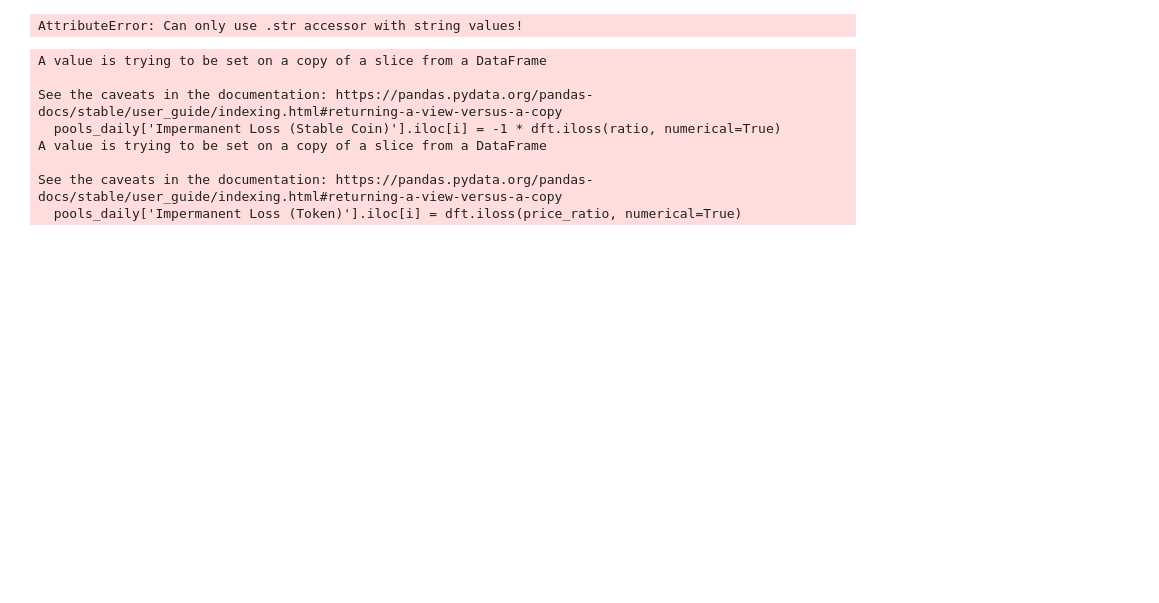
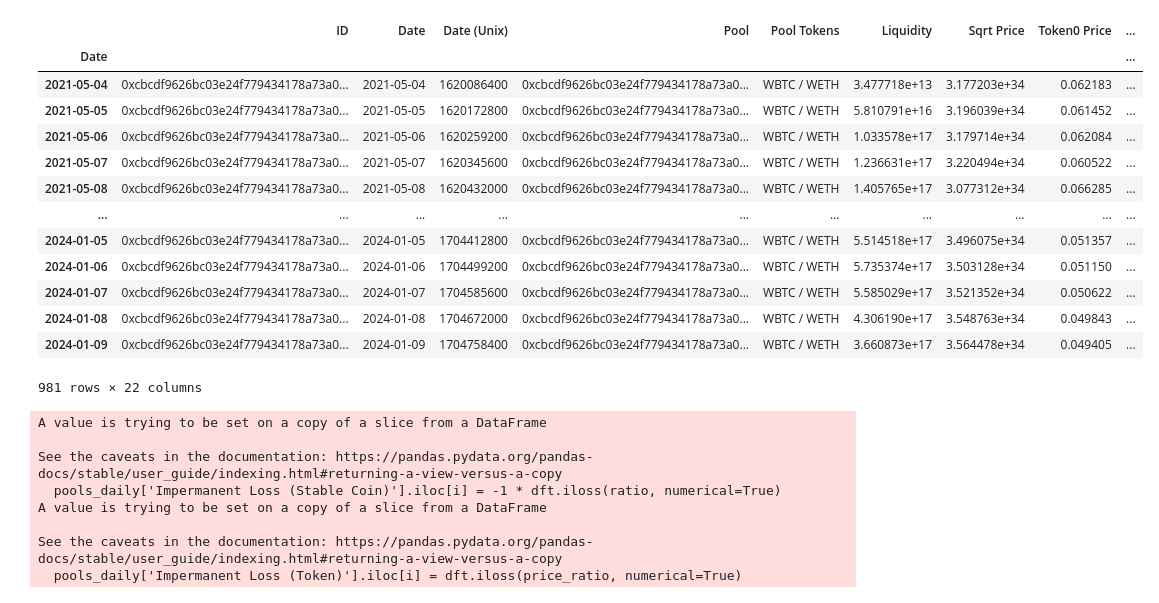
Before and after one commit to yinkiatho/ARIMA-GARCH-in-Uniswap-V3, a Jupyter notebook: data/preprocessing.ipynb, the cells around one changed output. Drawn from its saved outputs; the diff is of its cells as text; code cells hidden in the pictures; blank space fills up the shorter version.

```diff
--- a/data/preprocessing.ipynb
+++ b/data/preprocessing.ipynb
@@ -12,36 +12,49 @@ from matplotlib.dates import DateFormatter
 from sklearn.preprocessing import MinMaxScaler
 from tensorflow.keras.models import Sequential
 from tensorflow.keras.layers import Activation, Dense, Dropout, LSTM
 from sklearn import metrics
 import defi.defi_tools as dft
 
 
-pools_daily = pd.read_csv('pools_daily_weth_btc.csv', delimiter=';', encoding='utf-8')
+pools_daily = pd.read_csv('Uniswap Extractooor (1).csv', delimiter=';', encoding='utf-8')
 
 
 # Sort by date
 pools_daily['Date'] = pd.to_datetime(pools_daily['Date']).dt.strftime('%Y-%m-%d')
-pools_daily.sort_values(by='Date', inplace=True, ascending=True)
+pools_daily.sort_values(by='Date (Unix)', inplace=True, ascending=True)
 pools_daily.index = pools_daily['Date']
 
 
 # Preprocessing, labelling units
 pools_daily['Liquidity'] = pools_daily['Liquidity'].str.replace(',', '').astype(float)
 pools_daily['Sqrt Price'] = pools_daily['Sqrt Price'].str.replace(',', '').astype(float)
 
 pools_daily.rename(columns={'Token 0 Price': 'Token0 Price (WBTC)',
                             'Token 1 Price': 'Token1 Price (WETH)',
                             'Volume Token 0': 'Volume Token 0 (WBTC)',
                             'Volume Token 1': 'Volume Token 1 (WETH)',
                             'Open': 'Open (WBTC)',
                             'High': 'High (WBTC)',
                             'Low': 'Low (WBTC)',
                             'Close': 'Close (WBTC)'}, inplace=True)
 
 pools_daily.dropna(inplace=True)
 pools_daily
 # %% [output]
+|  | ID | Date | Date (Unix) | Pool | Pool Tokens | Liquidity | Sqrt Price | Token0 Price | ... |
+| Date |  |  |  |  |  |  |  |  | ... |
+| 2021-05-04 | 0xcbcdf9626bc03e24f779434178a73a0... | 2021-05-04 | 1620086400 | 0xcbcdf9626bc03e24f779434178a73a0... | WBTC / WETH | 3.477718e+13 | 3.177203e+34 | 0.062183 | ... |
+| 2021-05-05 | 0xcbcdf9626bc03e24f779434178a73a0... | 2021-05-05 | 1620172800 | 0xcbcdf9626bc03e24f779434178a73a0... | WBTC / WETH | 5.810791e+16 | 3.196039e+34 | 0.061452 | ... |
+| 2021-05-06 | 0xcbcdf9626bc03e24f779434178a73a0... | 2021-05-06 | 1620259200 | 0xcbcdf9626bc03e24f779434178a73a0... | WBTC / WETH | 1.033578e+17 | 3.179714e+34 | 0.062084 | ... |
+| 2021-05-07 | 0xcbcdf9626bc03e24f779434178a73a0... | 2021-05-07 | 1620345600 | 0xcbcdf9626bc03e24f779434178a73a0... | WBTC / WETH | 1.236631e+17 | 3.220494e+34 | 0.060522 | ... |
+| 2021-05-08 | 0xcbcdf9626bc03e24f779434178a73a0... | 2021-05-08 | 1620432000 | 0xcbcdf9626bc03e24f779434178a73a0... | WBTC / WETH | 1.405765e+17 | 3.077312e+34 | 0.066285 | ... |
+| ... | ... | ... | ... | ... | ... | ... | ... | ... | ... |
+| 2024-01-05 | 0xcbcdf9626bc03e24f779434178a73a0... | 2024-01-05 | 1704412800 | 0xcbcdf9626bc03e24f779434178a73a0... | WBTC / WETH | 5.514518e+17 | 3.496075e+34 | 0.051357 | ... |
+| 2024-01-06 | 0xcbcdf9626bc03e24f779434178a73a0... | 2024-01-06 | 1704499200 | 0xcbcdf9626bc03e24f779434178a73a0... | WBTC / WETH | 5.735374e+17 | 3.503128e+34 | 0.051150 | ... |
+| 2024-01-07 | 0xcbcdf9626bc03e24f779434178a73a0... | 2024-01-07 | 1704585600 | 0xcbcdf9626bc03e24f779434178a73a0... | WBTC / WETH | 5.585029e+17 | 3.521352e+34 | 0.050622 | ... |
+| 2024-01-08 | 0xcbcdf9626bc03e24f779434178a73a0... | 2024-01-08 | 1704672000 | 0xcbcdf9626bc03e24f779434178a73a0... | WBTC / WETH | 4.306190e+17 | 3.548763e+34 | 0.049843 | ... |
+| 2024-01-09 | 0xcbcdf9626bc03e24f779434178a73a0... | 2024-01-09 | 1704758400 | 0xcbcdf9626bc03e24f779434178a73a0... | WBTC / WETH | 3.660873e+17 | 3.564478e+34 | 0.049405 | ... |
-AttributeError: Can only use .str accessor with string values!
+981 rows × 22 columns
 # %%
 # Construct dataframe with Impermanent Loss
 pools_daily['Impermanent Loss (Stable Coin)'] = 0
```
Also changed, not shown: parts of 1 cell of this notebook, 10 other files.
